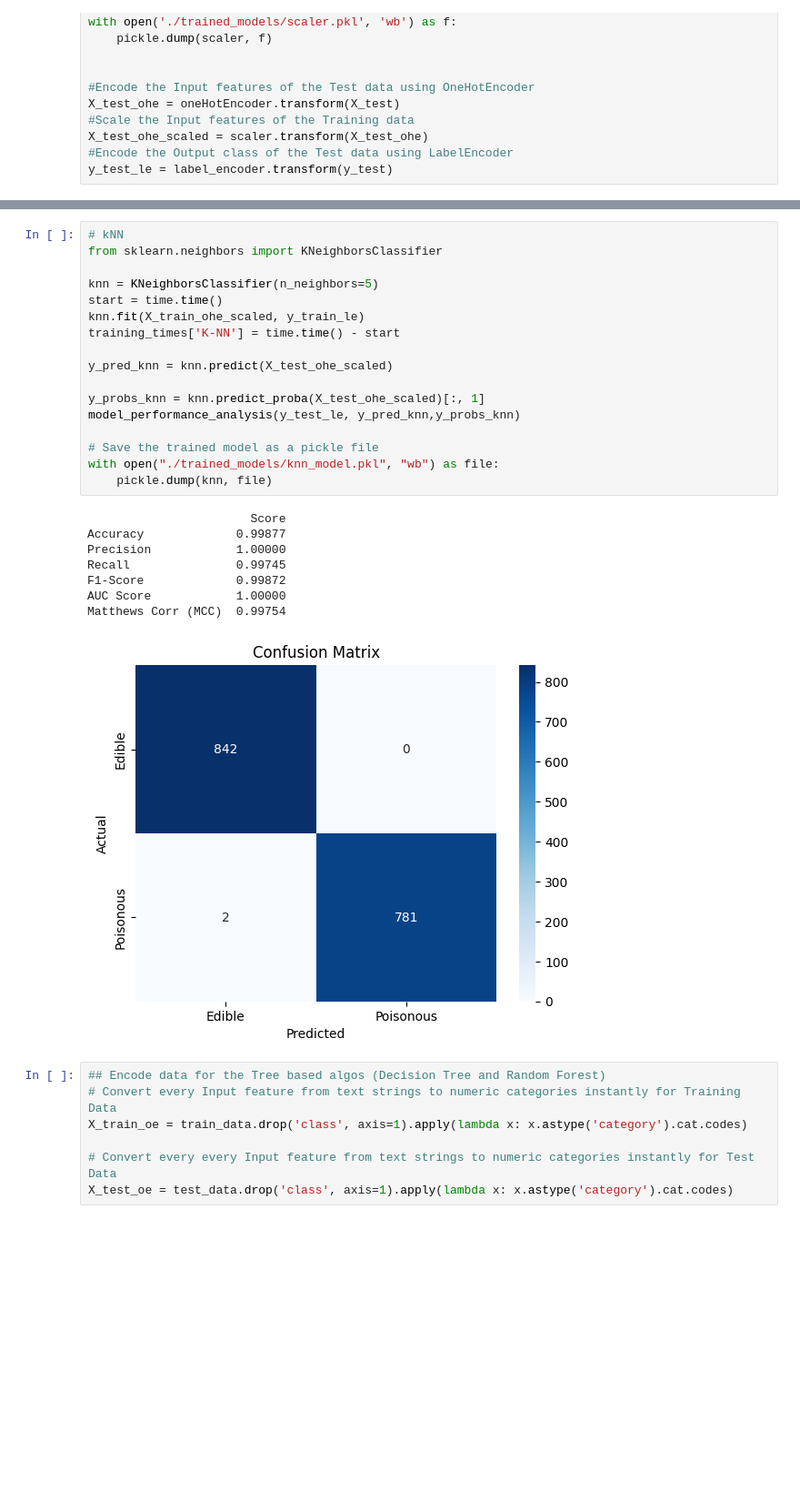
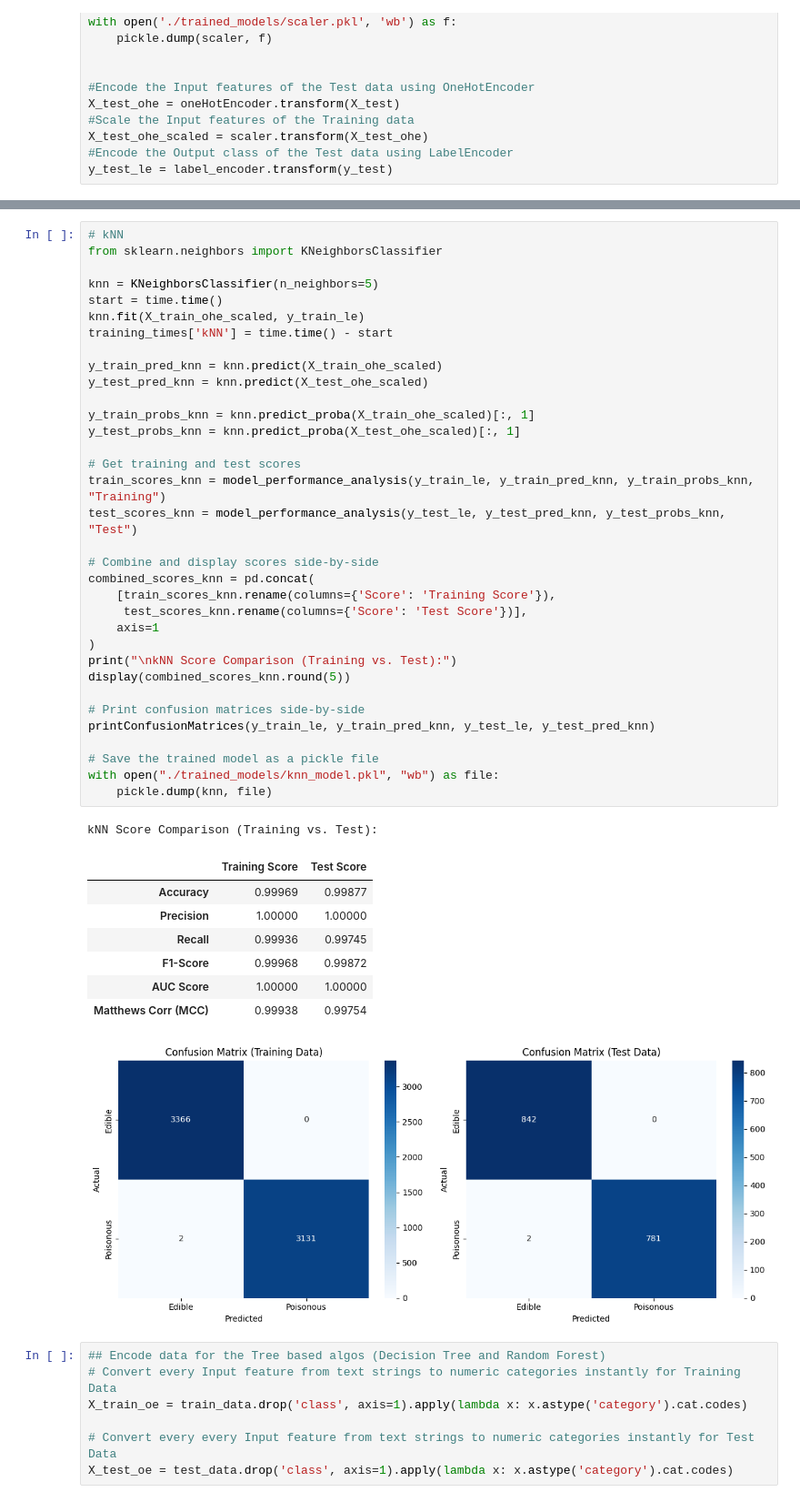
Before and after one commit to nileemahbits/2025ac05224_mushroom-classification, a Jupyter notebook: model/training_app.ipynb, the cells around one changed output, grey strips where cells are left out. Shown at 91% size. Saved outputs shown, nothing was run; the diff lists cells and outputs as text; blank space fills up the shorter version.

```diff
--- a/model/training_app.ipynb
+++ b/model/training_app.ipynb
@@ -168,29 +207,47 @@ Matthews Corr (MCC)    1.0
 # %%
 # kNN
 from sklearn.neighbors import KNeighborsClassifier
 
 knn = KNeighborsClassifier(n_neighbors=5)
 start = time.time()
 knn.fit(X_train_ohe_scaled, y_train_le)
-training_times['K-NN'] = time.time() - start
+training_times['kNN'] = time.time() - start
 
-y_pred_knn = knn.predict(X_test_ohe_scaled)
+y_train_pred_knn = knn.predict(X_train_ohe_scaled)
+y_test_pred_knn = knn.predict(X_test_ohe_scaled)
 
-y_probs_knn = knn.predict_proba(X_test_ohe_scaled)[:, 1]
-model_performance_analysis(y_test_le, y_pred_knn,y_probs_knn)
+y_train_probs_knn = knn.predict_proba(X_train_ohe_scaled)[:, 1]
+y_test_probs_knn = knn.predict_proba(X_test_ohe_scaled)[:, 1]
+
+# Get training and test scores
+train_scores_knn = model_performance_analysis(y_train_le, y_train_pred_knn, y_train_probs_knn, "Training")
+test_scores_knn = model_performance_analysis(y_test_le, y_test_pred_knn, y_test_probs_knn, "Test")
+
+# Combine and display scores side-by-side
+combined_scores_knn = pd.concat(
+    [train_scores_knn.rename(columns={'Score': 'Training Score'}),
+     test_scores_knn.rename(columns={'Score': 'Test Score'})],
+    axis=1
+)
+print("\nkNN Score Comparison (Training vs. Test):")
+display(combined_scores_knn.round(5))
+
+# Print confusion matrices side-by-side
+printConfusionMatrices(y_train_le, y_train_pred_knn, y_test_le, y_test_pred_knn)
 
 # Save the trained model as a pickle file
 with open("./trained_models/knn_model.pkl", "wb") as file:
     pickle.dump(knn, file)
 # %% [output]
-                       Score
-Accuracy             0.99877
-Precision            1.00000
-Recall               0.99745
-F1-Score             0.99872
-AUC Score            1.00000
-Matthews Corr (MCC)  0.99754
+kNN Score Comparison (Training vs. Test):
+|  | Training Score | Test Score |
+| Accuracy | 0.99969 | 0.99877 |
+| Precision | 1.00000 | 1.00000 |
+| Recall | 0.99936 | 0.99745 |
+| F1-Score | 0.99968 | 0.99872 |
+| AUC Score | 1.00000 | 1.00000 |
+| Matthews Corr (MCC) | 0.99938 | 0.99754 |
-[figure, old version]
+[figure, new version]
 # %%
 ## Encode data for the Tree based algos (Decision Tree and Random Forest)
 # Convert every Input feature from text strings to numeric categories instantly for Training Data
```
Also changed, not shown: parts of 8 cells of this notebook, 2 other files.
